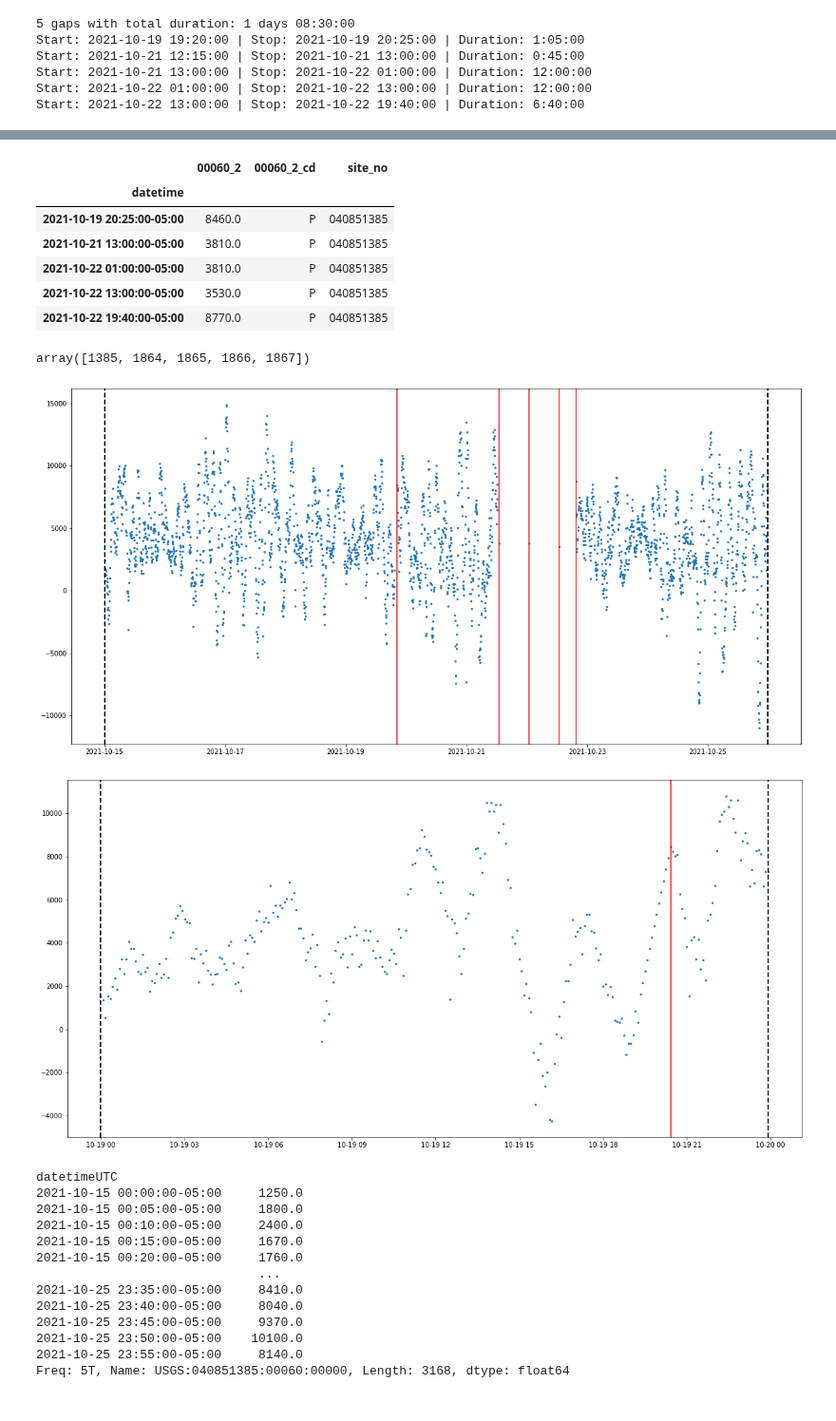
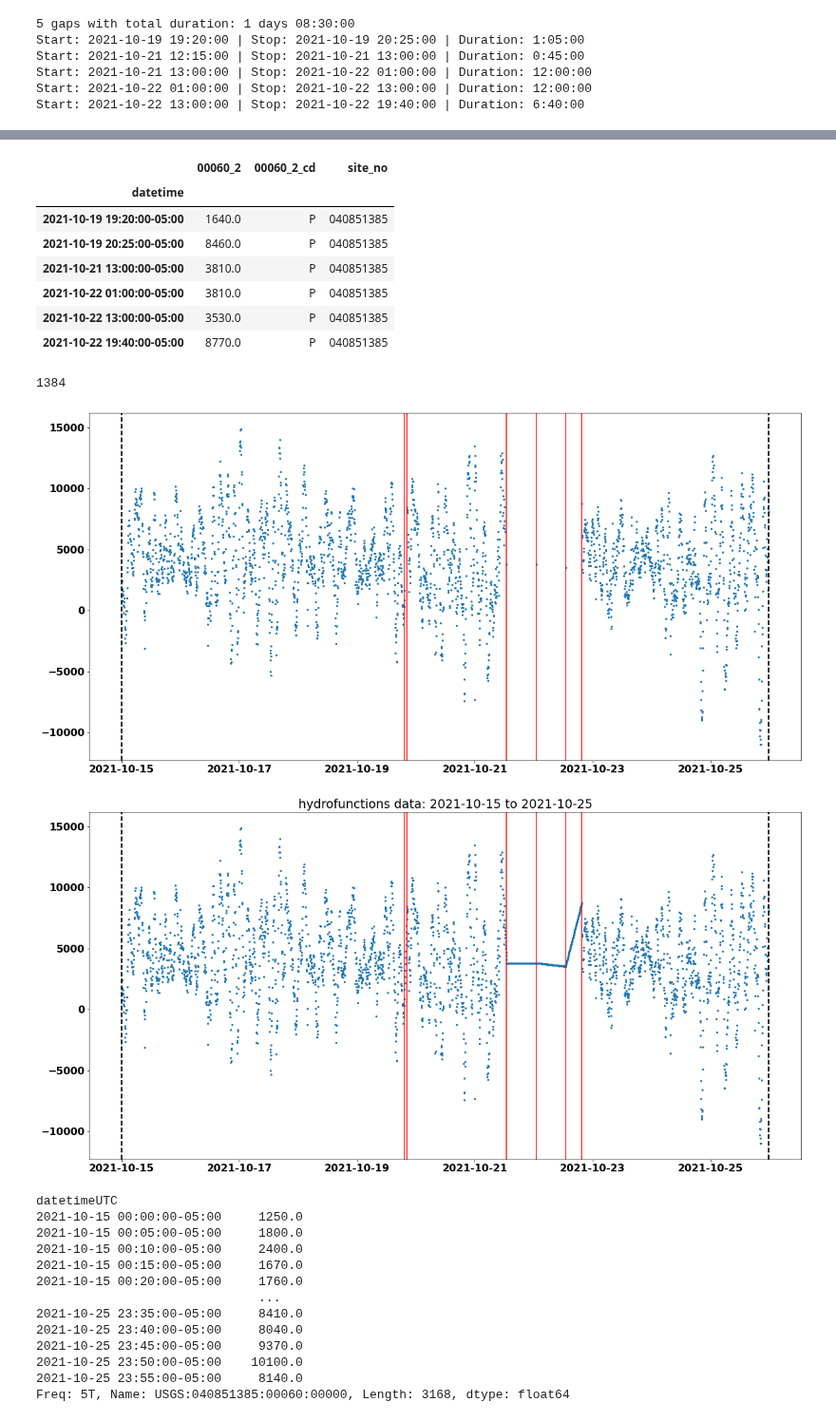
Before and after one commit to mlr07/hydro-tools, a Jupyter notebook: hydro-tools.ipynb, the cells around one changed output, grey strips where cells are left out. Shown at 95% size. Drawn from its saved outputs; the diff is of its cells as text; code cells hidden in the pictures.

Commit message:
figured out missing time gap, plots are now correct

```diff
--- a/hydro-tools.ipynb
+++ b/hydro-tools.ipynb
@@ -229,7 +221,14 @@ Name: datetime, dtype: timedelta64[ns]
 # %%
 %matplotlib inline
 import matplotlib.pyplot as plt
+import matplotlib
 import numpy as np
+
+font = {'family' : 'normal',
+        'weight' : 'bold',
+        'size'   : 16}
+
+matplotlib.rc('font', **font)
 
 # TODO check that all missing points are found and plotted
 # convert index to numpy array, datetime object preserved
@@ -244,6 +243,10 @@ dt_np_delta = np.insert(dt_np_delta, 0, dt_np_delta[0])
 # get boolean mask for timedelta over 5 minutes
 dt_np_mask = dt_np_delta > timedelta(minutes=5)
 
+# insert true 1 index back from first gap
+#dt_np_mask = np.insert(dt_np_mask, True, np.where(dt_np_mask==True)[0][0]-1)
+dt_np_mask[np.where(dt_np_mask==True)[0][0]-1] = True
+
 # filter original dataframe with mask to extract datetime indexes with missing data
 dt_np_gaps = dt_df[dt_np_mask]
 
@@ -253,16 +256,16 @@ dt_np_gaps
 # %% [output]
 |  | 00060_2 | 00060_2_cd | site_no |
 | datetime |  |  |  |
+| 2021-10-19 19:20:00-05:00 | 1640.0 | P | 040851385 |
 | 2021-10-19 20:25:00-05:00 | 8460.0 | P | 040851385 |
 | 2021-10-21 13:00:00-05:00 | 3810.0 | P | 040851385 |
 | 2021-10-22 01:00:00-05:00 | 3810.0 | P | 040851385 |
 | 2021-10-22 13:00:00-05:00 | 3530.0 | P | 040851385 |
 | 2021-10-22 19:40:00-05:00 | 8770.0 | P | 040851385 |
 # %%
-x = np.where(dt_np_mask)
-x[0]
+np.where(dt_np_mask==True)[0][0]-1
 # %% [output]
-array([1385, 1864, 1865, 1866, 1867])
+1384
 # %%
 # plot it
 plt.figure(figsize=(20, 10))
@@ -273,26 +276,21 @@ for i in dt_np_gaps.index.to_list():
     plt.axvline(i, color="red")
 plt.show()
 # %% [output]
-[figure, old version]
+[figure, new version]
 # %%
-# TODO
+#hf_sub_df = hf_df[hf_df.index.day==19]
 
-# look at hydrofunctions
-
-# interpolate missing datetimes in dt_df
-
-# merge and plot hydrofunctions/dt_df together
-
-hf_sub_df = hf_df[hf_df.index.day==19]
 # plot it
 plt.figure(figsize=(20, 10))
-plt.scatter(hf_sub_df.index, hf_sub_df.iloc[:, 0], s=5)
-plt.axvline(hf_sub_df.index[0], color="black", linestyle="--", linewidth=2)
-plt.axvline(hf_sub_df.index[-1], color="black", linestyle="--", linewidth=2)
-plt.axvline(dt_np_gaps.index.to_list()[0], color="red")
+plt.title(f"hydrofunctions data: {start} to {end}")
+plt.scatter(hf_df.index, hf_df.iloc[:, 0], s=5)
+plt.axvline(hf_df.index[0], color="black", linestyle="--", linewidth=2)
+plt.axvline(hf_df.index[-1], color="black", linestyle="--", linewidth=2)
+for i in dt_np_gaps.index.to_list():
+    plt.axvline(i, color="red")
 plt.show()
 # %% [output]
-[figure, old version]
+[figure, new version]
 # %%
 hf_df.iloc[:, 0]
 # %% [output]
```
Also changed, not shown: parts of 1 cell of this notebook.
